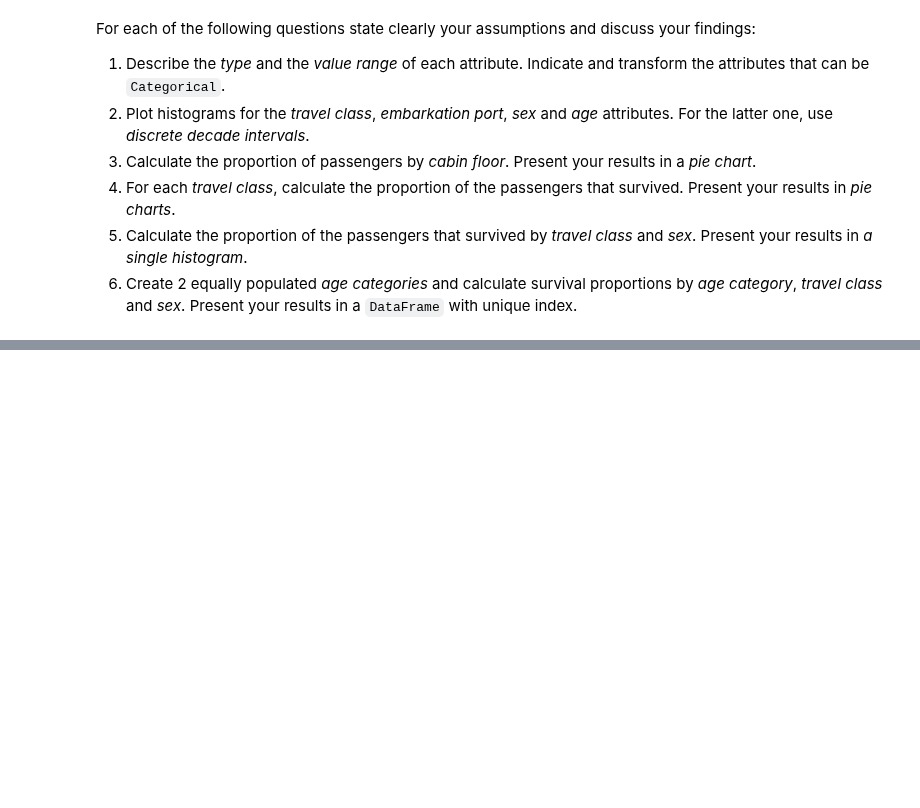
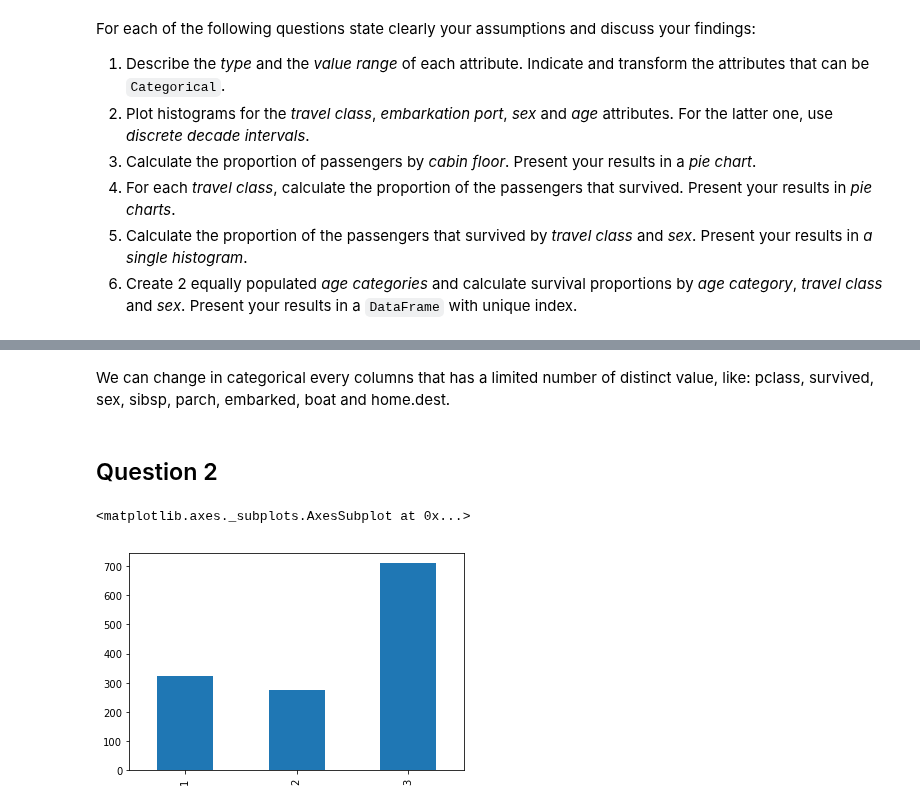
Before and after one commit to AWehenkel/ADA-2017, a Jupyter notebook: 01 - Pandas and Data Wrangling/Homework 1.ipynb, the cells around one changed output, grey strips where cells are left out. Drawn from its saved outputs; the diff is of its cells as text; code cells hidden in the pictures; blank space fills up the shorter version.

```diff
--- a/01 - Pandas and Data Wrangling/Homework 1.ipynb
+++ b/01 - Pandas and Data Wrangling/Homework 1.ipynb
@@ -166,0 +170,2 @@ For each of the following questions state clearly your assumptions and discuss y
+# %%
+dataf = pd.read_excel('Data/titanic.xls')
@@ -166,0 +201,13 @@ For each of the following questions state clearly your assumptions and discuss y
+# %% [markdown]
+We can change in categorical every columns that has a limited number of distinct value, like: pclass, survived, sex, sibsp, parch, embarked, boat and home.dest.
+# %%
+to_categorical = ['pclass','survived', 'sex', 'sibsp', 'parch', 'embarked', 'boat', 'home.dest']
+for c in to_categorical:
+    dataf[c] = dataf[c].astype('category')
+# %% [markdown]
+## Question 2
+# %%
+dataf.pclass.value_counts().sort_index().plot(kind='bar')
+# %% [output]
+<matplotlib.axes._subplots.AxesSubplot at 0x...>
+[figure, added]
```
Also changed, not shown: parts of 18 cells of this notebook.
